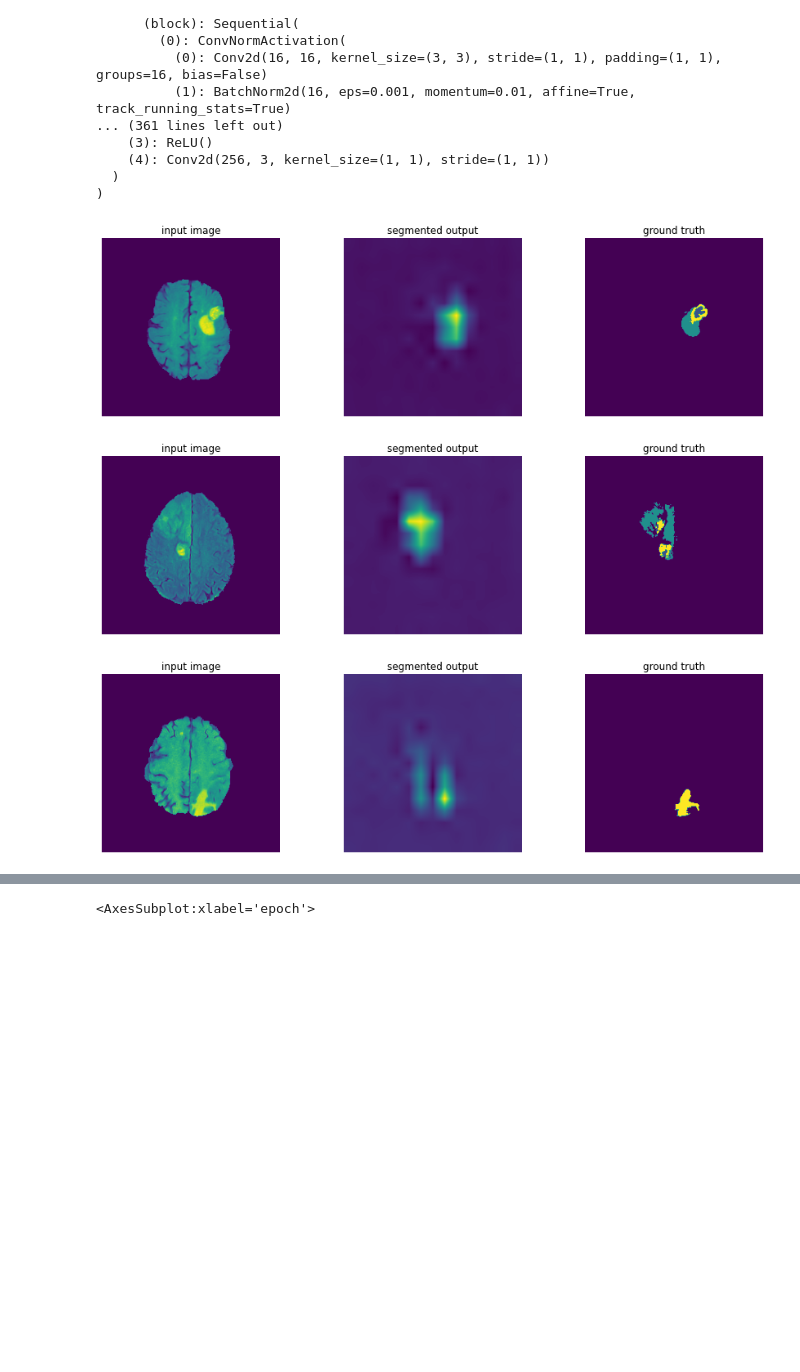
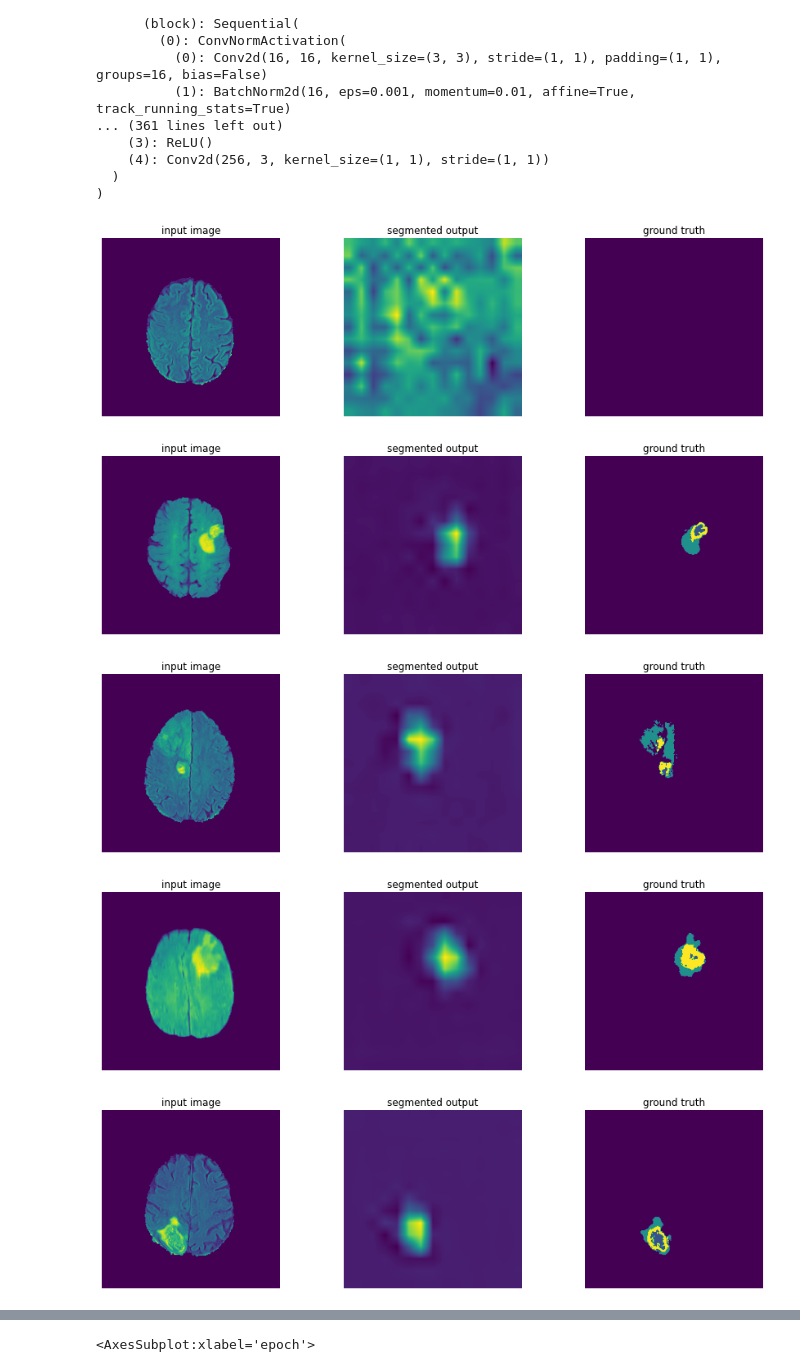
Before and after one commit to lorenzo99pepe/deep_learning_project, a Jupyter notebook: 0-deeplab_mobile_total_pipeline.ipynb, the cells around one changed output, grey strips where cells are left out. Drawn from its saved outputs; the diff is of its cells as text; code cells hidden in the pictures; blank space fills up the shorter version.

```diff
--- a/0-deeplab_mobile_total_pipeline.ipynb
+++ b/0-deeplab_mobile_total_pipeline.ipynb
@@ -160,11 +160,13 @@ DeepLabV3(
   )
 )
 # %%
-plot_deeplab_mobile_predictions(model, images, indexes_predict=[0, -1, 20])
+plot_deeplab_mobile_predictions(model, images, indexes_predict=[6, 0, -1, 2, 3])
 # %% [output]
-[figure, old version]
+[figure, new version]
-[figure, old version]
+[figure, new version]
-[figure, old version]
+[figure, new version]
+[figure, added]
+[figure, added]
 # %%
 def plot_mobile_prediction_from_path(model, img_path):
     img = Image.open(img_path)
```
Also changed, not shown: parts of 7 cells of this notebook, 2 other files.
